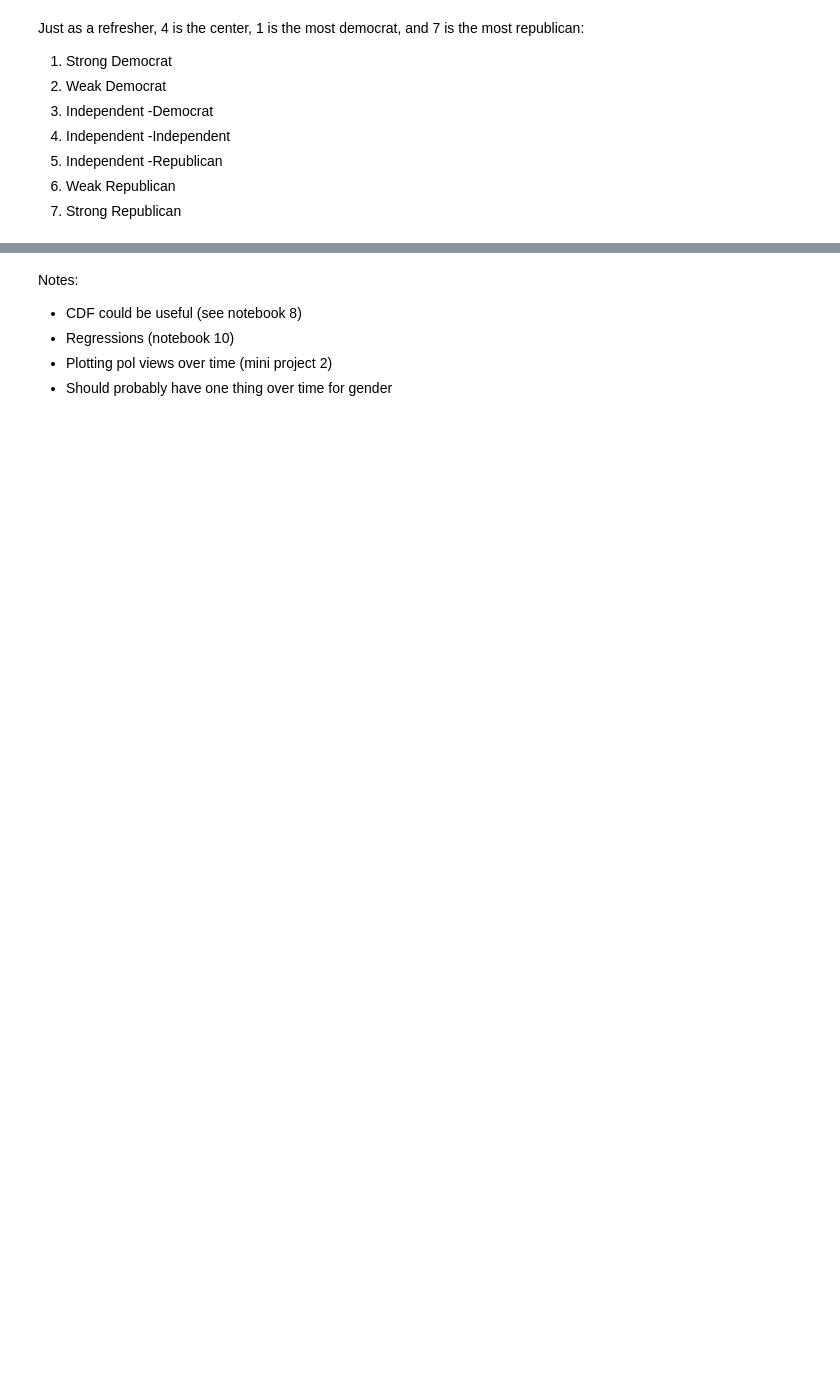
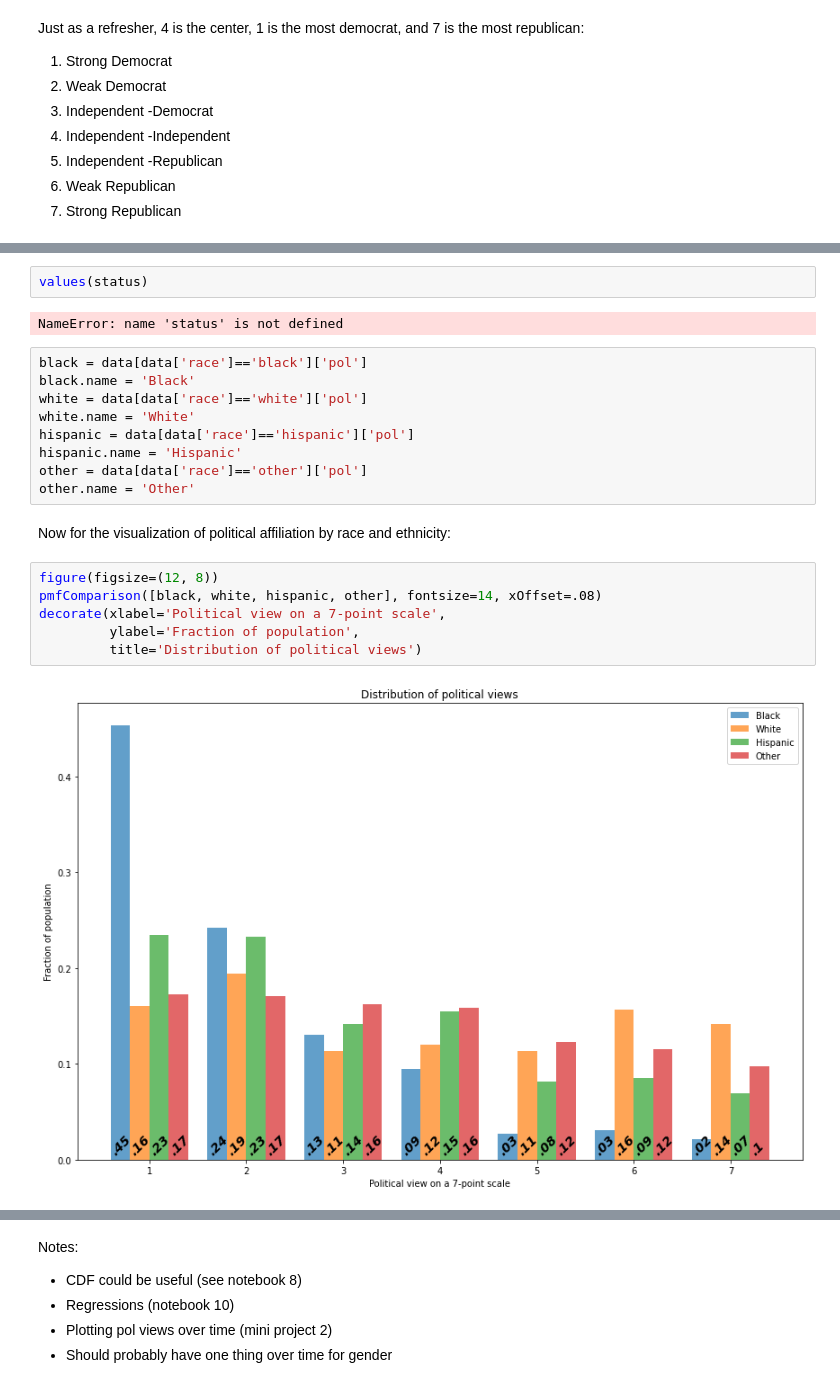
Before and after one commit to mstites/parentPoliticalCorr, a Jupyter notebook: project.ipynb, the cells around one changed output, grey strips where cells are left out. Drawn from its saved outputs; the diff is of its cells as text; blank space fills up the shorter version.

```diff
--- a/project.ipynb
+++ b/project.ipynb
@@ -446,0 +479,23 @@ Women are more likely to be be at the far left end of the political spectrum by
+# %%
+values(status)
+# %% [output]
+NameError: name 'status' is not defined
+# %%
+black = data[data['race']=='black']['pol']
+black.name = 'Black'
+white = data[data['race']=='white']['pol']
+white.name = 'White'
+hispanic = data[data['race']=='hispanic']['pol']
+hispanic.name = 'Hispanic'
+other = data[data['race']=='other']['pol']
+other.name = 'Other'
+# %% [markdown]
+Now for the visualization of political affiliation by race and ethnicity:
+# %%
+figure(figsize=(12, 8))
+pmfComparison([black, white, hispanic, other], fontsize=14, xOffset=.08)
+decorate(xlabel='Political view on a 7-point scale',
+         ylabel='Fraction of population',
+         title='Distribution of political views')
+# %% [output]
+[figure, added]
```
Also changed, not shown: parts of 60 cells of this notebook.
